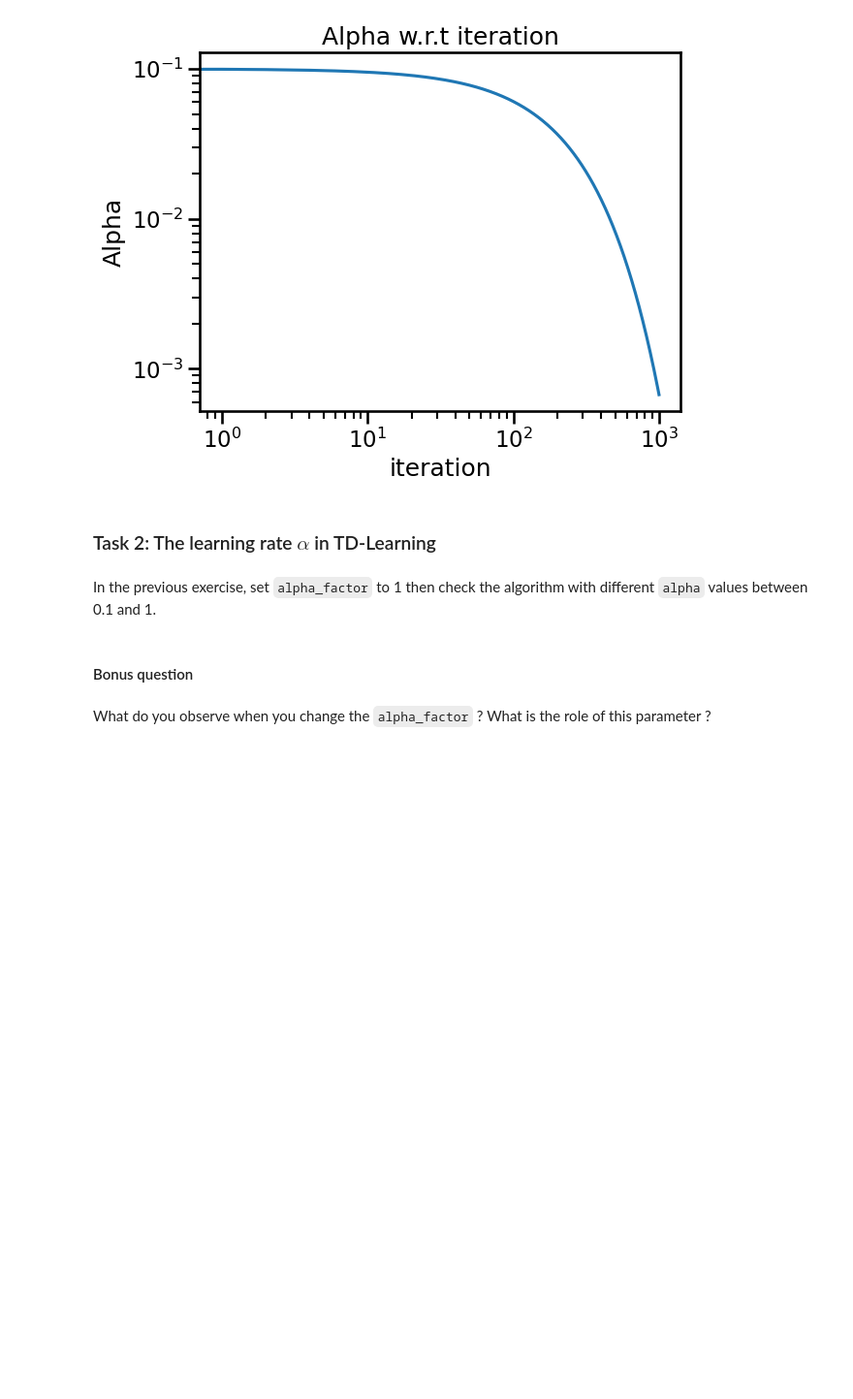
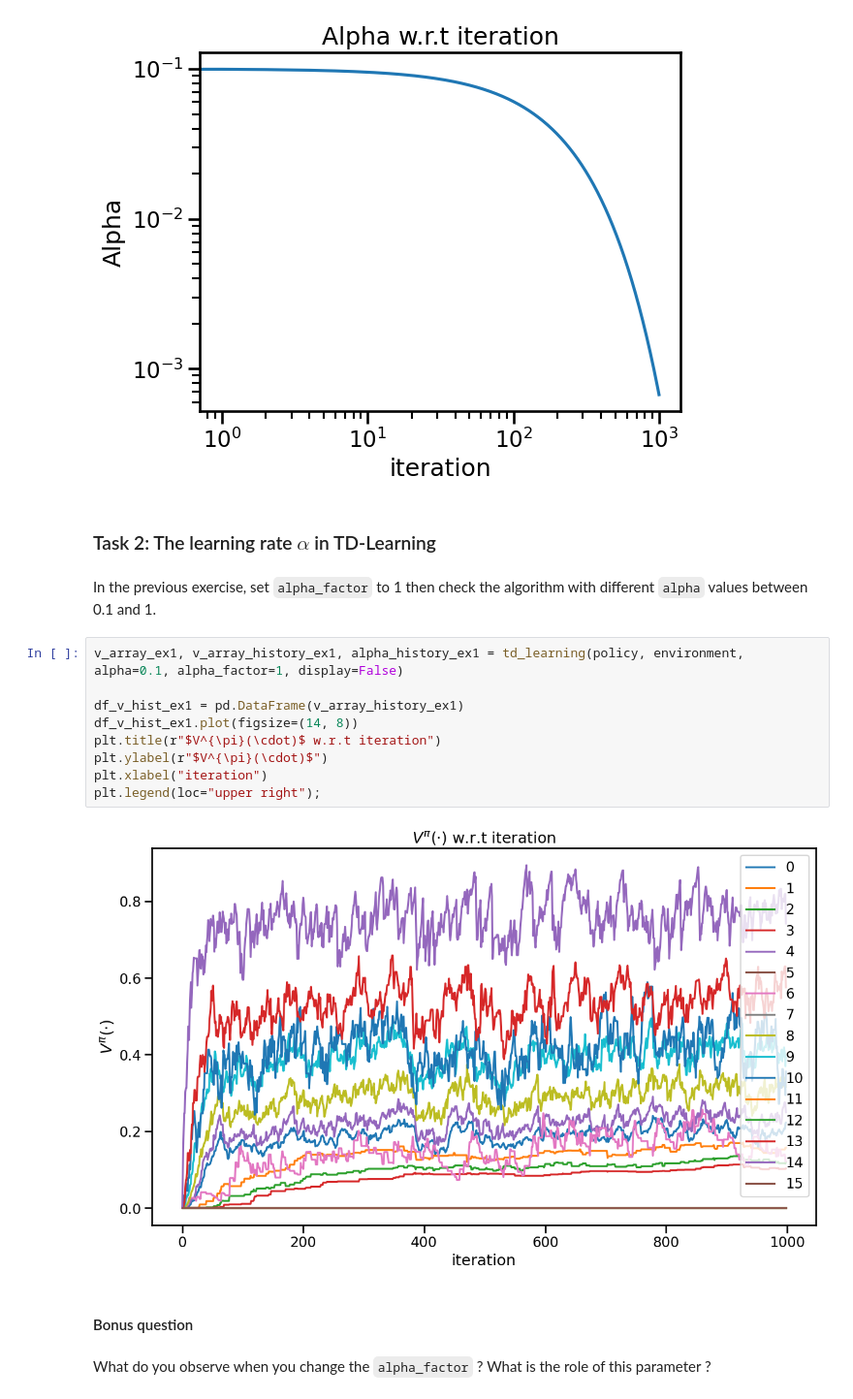
Before and after one commit to tr0fin0/classes_ensta, a Jupyter notebook: 3A/CSC_52081_EP/CSC_52081_EP_TP5/CSC_52081_EP_TP5.ipynb, the cells around one changed output. Shown at 97% size. Saved outputs shown, nothing was run; the diff lists cells and outputs as text; blank space fills up the shorter version.

```diff
--- a/3A/CSC_52081_EP/CSC_52081_EP_TP5/CSC_52081_EP_TP5.ipynb
+++ b/3A/CSC_52081_EP/CSC_52081_EP_TP5/CSC_52081_EP_TP5.ipynb
@@ -577,6 +576,17 @@ plt.xlabel("iteration");
 ### Task 2: The learning rate $\alpha$ in TD-Learning
 # %% [markdown]
 In the previous exercise, set `alpha_factor` to 1 then check the algorithm with different `alpha` values between 0.1 and 1.
+# %%
+v_array_ex1, v_array_history_ex1, alpha_history_ex1 = td_learning(policy, environment, alpha=0.1, alpha_factor=1, display=False)
+
+df_v_hist_ex1 = pd.DataFrame(v_array_history_ex1)
+df_v_hist_ex1.plot(figsize=(14, 8))
+plt.title(r"$V^{\pi}(\cdot)$ w.r.t iteration")
+plt.ylabel(r"$V^{\pi}(\cdot)$")
+plt.xlabel("iteration")
+plt.legend(loc="upper right");
+# %% [output]
+[figure, added]
 # %% [markdown]
 #### Bonus question
 # %% [markdown]
```
Also changed, not shown: parts of 32 cells of this notebook.
